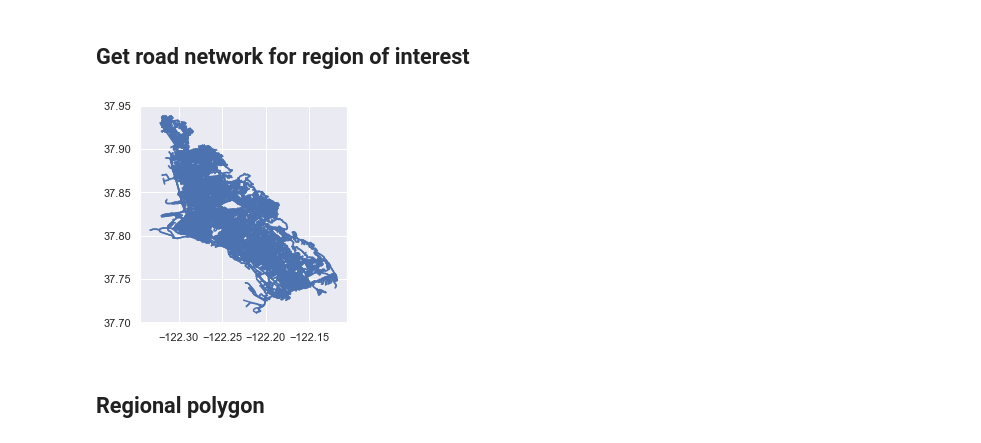
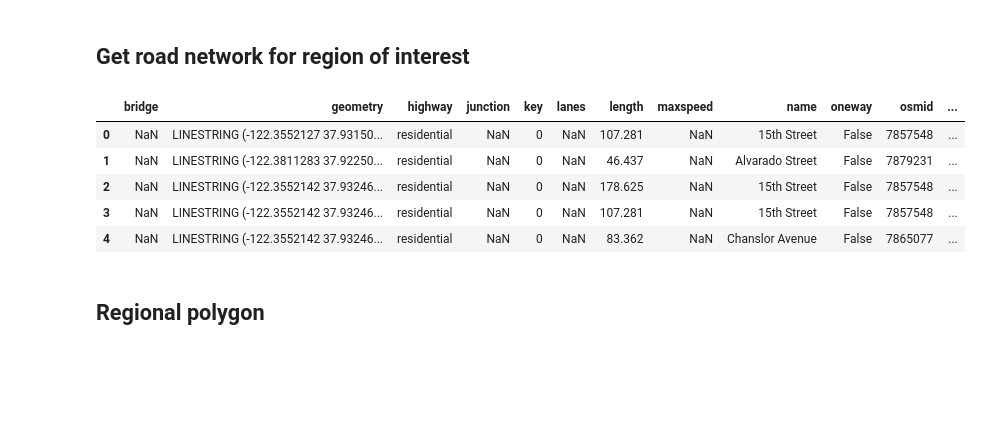
Before and after one commit to samdchamberlain/HealthyHomes_Insight, a Jupyter notebook: Heatmap_generation.ipynb, the cells around one changed output. Cells and saved outputs as stored; diff of their text form; code cells hidden in the pictures; blank space fills up the shorter version.

```diff
--- a/Heatmap_generation.ipynb
+++ b/Heatmap_generation.ipynb
@@ -109,7 +109,12 @@ all_roads.to_csv('all_roads.csv')
 # %%
-edges.plot();
+edges.head()
 # %% [output]
-[figure, removed]
+|  | bridge | geometry | highway | junction | key | lanes | length | maxspeed | name | oneway | osmid | ... |
+| 0 | NaN | LINESTRING (-122.3552127 37.93150... | residential | NaN | 0 | NaN | 107.281 | NaN | 15th Street | False | 7857548 | ... |
+| 1 | NaN | LINESTRING (-122.3811283 37.92250... | residential | NaN | 0 | NaN | 46.437 | NaN | Alvarado Street | False | 7879231 | ... |
+| 2 | NaN | LINESTRING (-122.3552142 37.93246... | residential | NaN | 0 | NaN | 178.625 | NaN | 15th Street | False | 7857548 | ... |
+| 3 | NaN | LINESTRING (-122.3552142 37.93246... | residential | NaN | 0 | NaN | 107.281 | NaN | 15th Street | False | 7857548 | ... |
+| 4 | NaN | LINESTRING (-122.3552142 37.93246... | residential | NaN | 0 | NaN | 83.362 | NaN | Chanslor Avenue | False | 7865077 | ... |
 # %% [markdown]
 ## Regional polygon
 # %%
```
Also changed, not shown: parts of 4 cells of this notebook, 38 other files.
